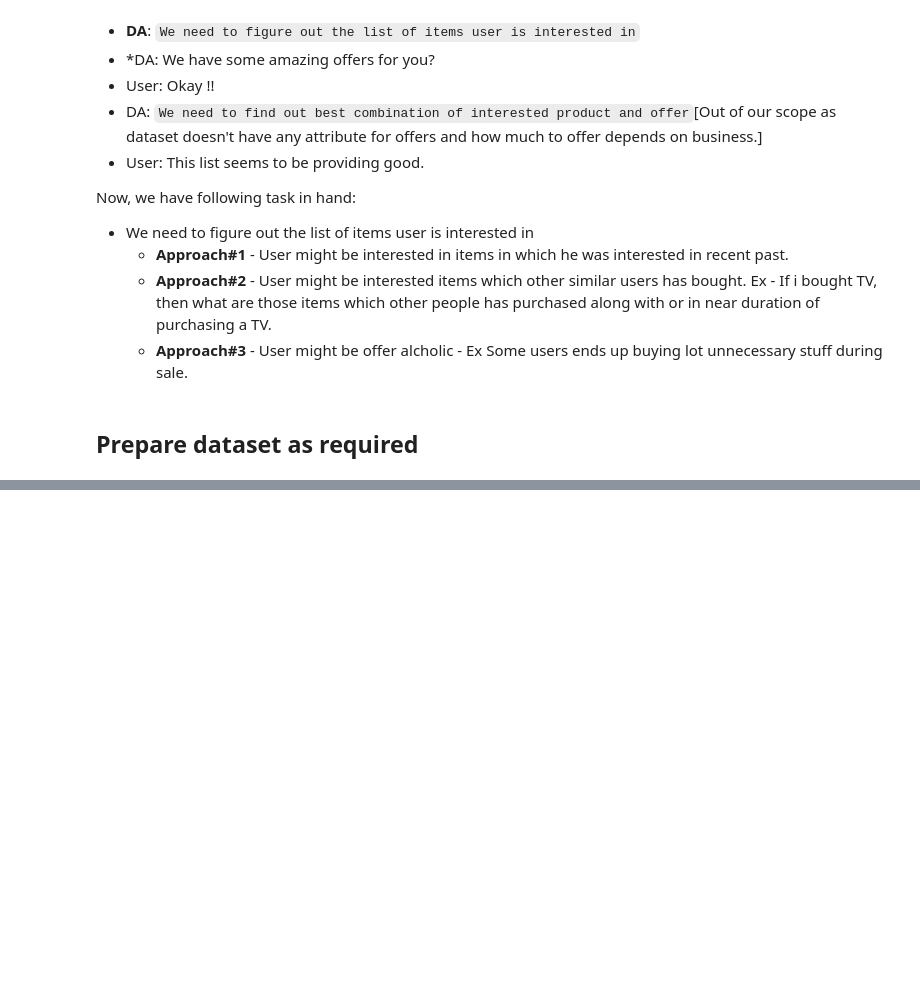
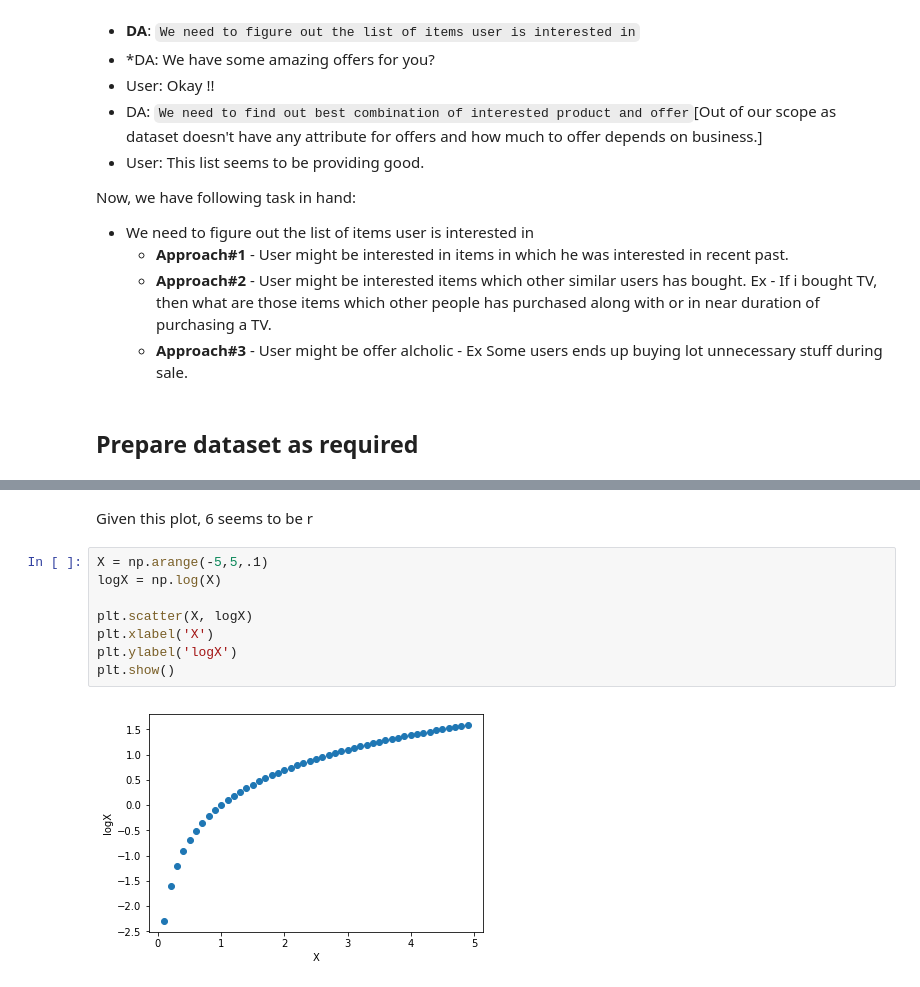
Before and after one commit to guptakvgaurav/ML-Weekend, a Jupyter notebook: jun_2_2018/scripts/gaurav/email_campaign.ipynb, the cells around one changed output, grey strips where cells are left out. Cells and saved outputs as stored; diff of their text form; blank space fills up the shorter version.

```diff
--- a/jun_2_2018/scripts/gaurav/email_campaign.ipynb
+++ b/jun_2_2018/scripts/gaurav/email_campaign.ipynb
@@ -160,0 +222,12 @@ dfToProcess
+# %% [markdown]
+Given this plot, 6 seems to be r
+# %%
+X = np.arange(-5,5,.1)
+logX = np.log(X)
+
+plt.scatter(X, logX)
+plt.xlabel('X')
+plt.ylabel('logX')
+plt.show()
+# %% [output]
+[figure, added]
```
Also changed, not shown: parts of 12 cells of this notebook.
